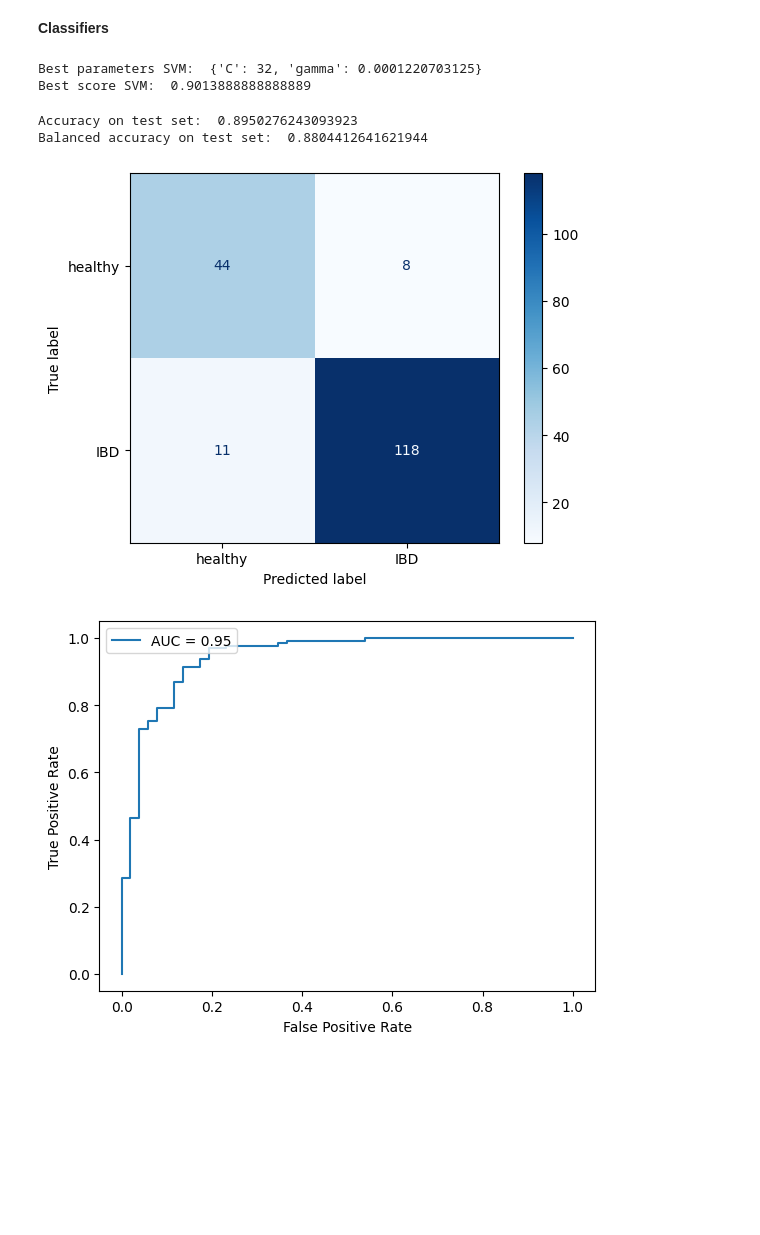
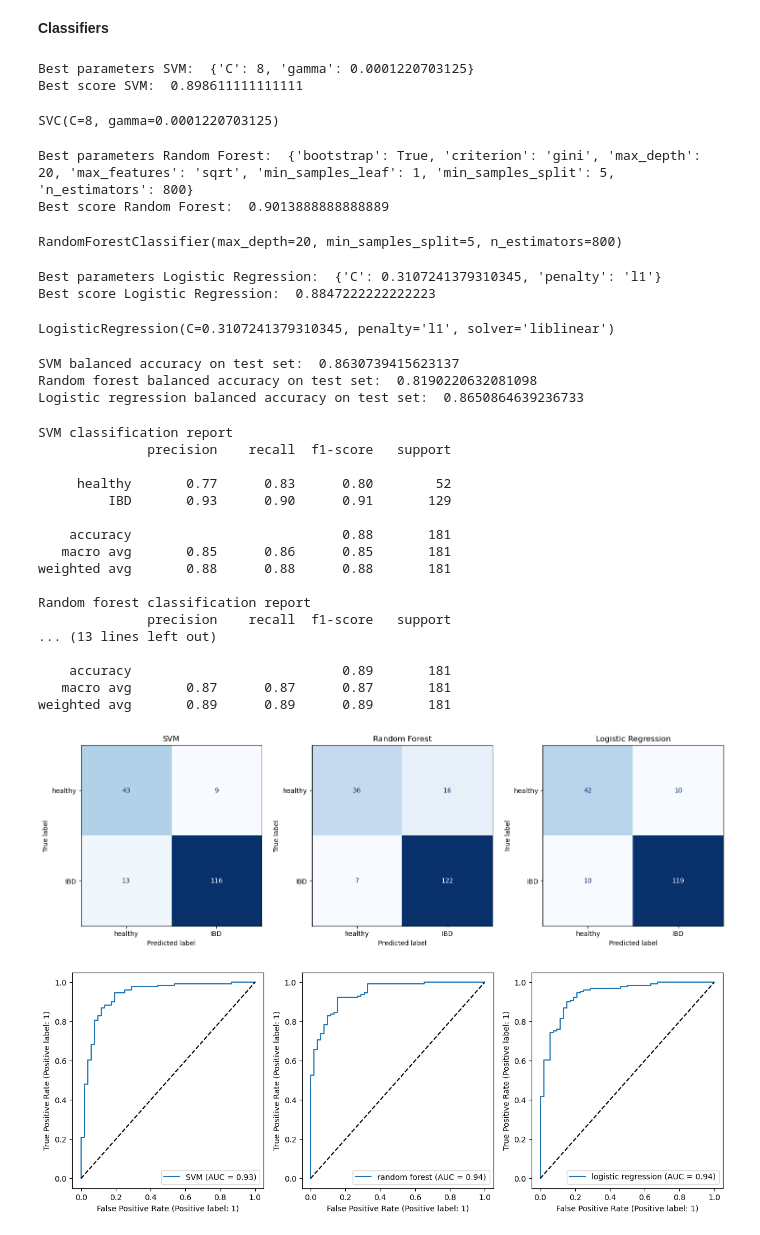
Before and after one commit to milla-kos/data-science-projects, a Jupyter notebook: IBD_classifier/models.ipynb, the cells around one changed output. Drawn from its saved outputs; the diff is of its cells as text; code cells hidden in the pictures; blank space fills up the shorter version.

```diff
--- a/IBD_classifier/models.ipynb
+++ b/IBD_classifier/models.ipynb
@@ -81,10 +79,21 @@ def rf_search_params(x, y):
     clf = RandomForestClassifier()
 
     # set up the search grid for parameter values
-    param_grid = {'n_estimators': [400, 600, 800],
+    '''param_grid = {'n_estimators': [400, 600, 800],
                   'max_depth': [20, 30, 40],
                   'min_samples_leaf': [1],
-                  'min_samples_split': [2]}
+                  'min_samples_split': [2]}'''
+
+    param_grid = {
+        'n_estimators': [600,700,800],
+        'max_depth': [20,30,40],
+        'min_samples_split': [3,4,5],
+        'max_features': ['sqrt'],
+        'criterion': ['gini'],
+        'bootstrap': [True],
+        'min_samples_leaf': [1]
+    }
+
 
     # perform grid search cross-validation (stratified (target variable) 5-fold) to find the best parameters
     grid_search = GridSearchCV(clf, param_grid, cv=5)
@@ -110,7 +119,7 @@ def lr_search_params(x, y):
     clf = LogisticRegression(solver='liblinear')
 
     # set up the search grid for parameter values: regularization parameter C and penalty term
-    param_grid = {'C': [2**j for j in range(-5, 10, 2)],
+    param_grid = {'C': np.linspace(0.001, 0.5, 30),
                   'penalty': ['l1', 'l2']}
 
     # perform grid search cross-validation (stratified (target variable) 5-fold) to find the best parameters
@@ -127,7 +136,7 @@ def lr_search_params(x, y):
 **Load data**
 # %%
 # define path to dataset
-path = 'relative_abundance_NielsenVilaLi.csv'
+path = 'data/relative_abundance_NielsenVilaLi.csv'
 df = pd.read_csv(path)
 df.head(10)
 # %% [output]
@@ -188,16 +248,25 @@ Test set: IBD =>  129 , control =>  52
 svc = svm_search_params(trainX, trainY)
 svc.fit(trainX, trainY)
 # %% [output]
-Best parameters SVM:  {'C': 32, 'gamma': 0.0001220703125}
-Best score SVM:  0.9013888888888889
+Best parameters SVM:  {'C': 8, 'gamma': 0.0001220703125}
+Best score SVM:  0.898611111111111
+SVC(C=8, gamma=0.0001220703125)
 # %%
 # random forest
 rf = rf_search_params(trainX, trainY)
 rf.fit(trainX, trainY)
+# %% [output]
+Best parameters Random Forest:  {'bootstrap': True, 'criterion': 'gini', 'max_depth': 20, 'max_features': 'sqrt', 'min_samples_leaf': 1, 'min_samples_split': 5, 'n_estimators': 800}
+Best score Random Forest:  0.9013888888888889
+RandomForestClassifier(max_depth=20, min_samples_split=5, n_estimators=800)
 # %%
 # logistic regression
 lr = lr_search_params(trainX, trainY)
 lr.fit(trainX, trainY)
+# %% [output]
+Best parameters Logistic Regression:  {'C': 0.3107241379310345, 'penalty': 'l1'}
+Best score Logistic Regression:  0.8847222222222223
+LogisticRegression(C=0.3107241379310345, penalty='l1', solver='liblinear')
 # %%
 # predictions on test set
 
@@ -216,8 +285,9 @@ y_pred_lr = lr.predict(testX)
 balanced_acc_lr = balanced_accuracy_score(testY, y_pred_lr)
 print("Logistic regression balanced accuracy on test set: ", balanced_acc_lr)
 # %% [output]
-Accuracy on test set:  0.8950276243093923
-Balanced accuracy on test set:  0.8804412641621944
+SVM balanced accuracy on test set:  0.8630739415623137
+Random forest balanced accuracy on test set:  0.8190220632081098
+Logistic regression balanced accuracy on test set:  0.8650864639236733
 # %%
 # print classification reports
 
@@ -229,34 +299,54 @@ print(classification_report(testY, y_pred_rf, target_names=["healthy", "IBD"]))
 
 print("Logistic regression classification report")
 print(classification_report(testY, y_pred_lr, target_names=["healthy", "IBD"]))
+# %% [output]
+SVM classification report
+              precision    recall  f1-score   support
+
+     healthy       0.77      0.83      0.80        52
+         IBD       0.93      0.90      0.91       129
+
+    accuracy                           0.88       181
+   macro avg       0.85      0.86      0.85       181
+weighted avg       0.88      0.88      0.88       181
+
+Random forest classification report
+              precision    recall  f1-score   support
+... (13 lines left out)
+
+    accuracy                           0.89       181
+   macro avg       0.87      0.87      0.87       181
+weighted avg       0.89      0.89      0.89       181
 # %%
 # display confusion matrices
 
-fig, ax = plt.subplots(1,3)
+fig, ax = plt.subplots(1,3, figsize=(18,5))
 
 ax[0].set_title("SVM")
-ConfusionMatrixDisplay.from_predictions(testY, y_pred_svc, display_labels=["healthy", "IBD"], cmap='Blues', ax=ax[0])
+ConfusionMatrixDisplay.from_predictions(testY, y_pred_svc, display_labels=["healthy", "IBD"], cmap='Blues', ax=ax[0], colorbar=False)
 
-ax[0].set_title("Random Forest")
-ConfusionMatrixDisplay.from_predictions(testY, y_pred_rf, display_labels=["healthy", "IBD"], cmap='Blues', ax=ax[1])
+ax[1].set_title("Random Forest")
+ConfusionMatrixDisplay.from_predictions(testY, y_pred_rf, display_labels=["healthy", "IBD"], cmap='Blues', ax=ax[1], colorbar=False)
 
-ax[0].set_title("Logistic Regression")
-ConfusionMatrixDisplay.from_predictions(testY, y_pred_lr, display_labels=["healthy", "IBD"], cmap='Blues', ax=ax[2])
+ax[2].set_title("Logistic Regression")
+ConfusionMatrixDisplay.from_predictions(testY, y_pred_lr, display_labels=["healthy", "IBD"], cmap='Blues', ax=ax[2], colorbar=False)
 
 plt.show()
 # %% [output]
-[figure, old version]
+[figure, new version]
 # %%
 # ROC and AUC
-fig, ax = plt.subplots(1,3)
+fig, ax = plt.subplots(1,3, figsize=(15,5))
 
 RocCurveDisplay.from_estimator(svc, testX, testY, name="SVM", ax=ax[0])
 ax[0].plot([0, 1], [0, 1], "k--", label="chance level (AUC = 0.5)")
 
 RocCurveDisplay.from_estimator(rf, testX, testY, name="random forest", ax=ax[1])
-ax[0].plot([0, 1], [0, 1], "k--", label="chance level (AUC = 0.5)")
+ax[1].plot([0, 1], [0, 1], "k--", label="chance level (AUC = 0.5)")
 
 RocCurveDisplay.from_estimator(lr, testX, testY, name="logistic regression", ax=ax[2])
-ax[0].plot([0, 1], [0, 1], "k--", label="chance level (AUC = 0.5)")
+ax[2].plot([0, 1], [0, 1], "k--", label="chance level (AUC = 0.5)")
+
+plt.show()
 # %% [output]
-[figure, old version]
+[figure, new version]
```
Also changed, not shown: parts of 5 cells of this notebook.
